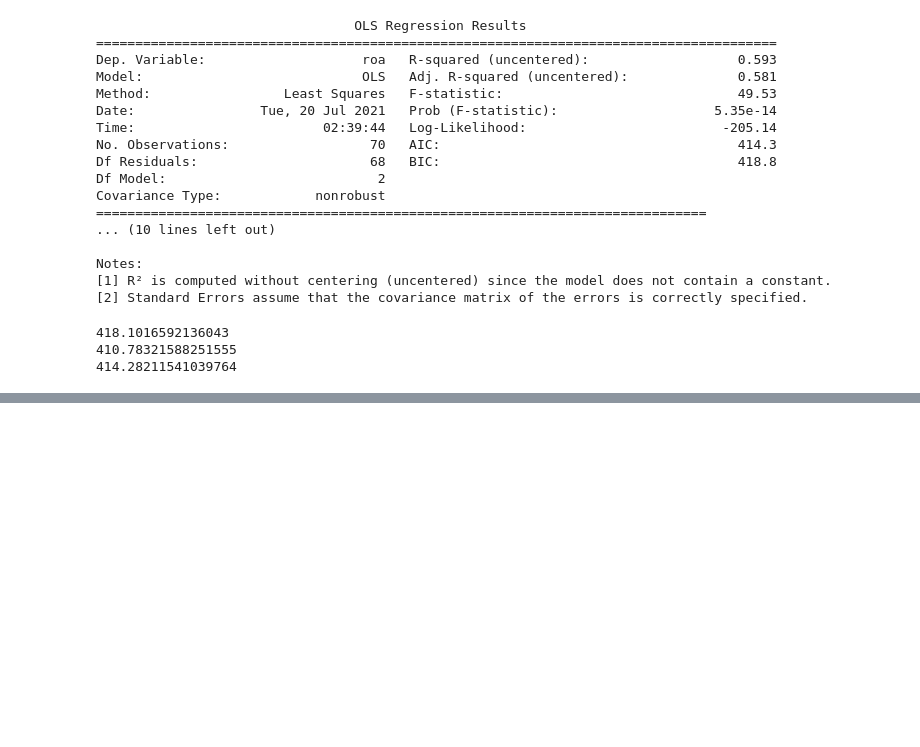
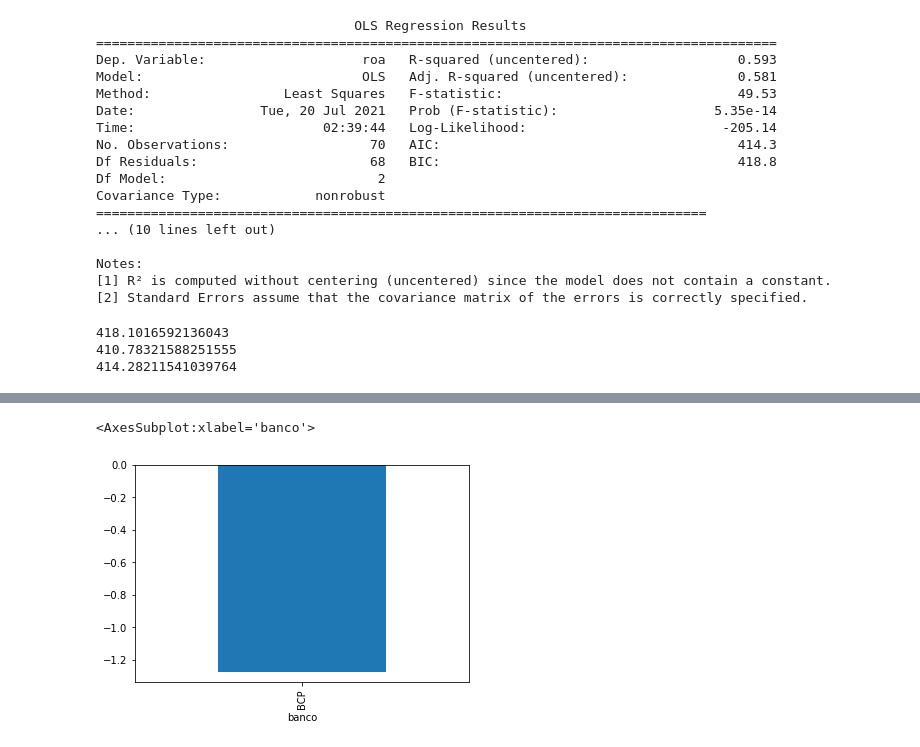
Before and after one commit to JeancarloGeldres/Analysis-Factors-Interns-, a Jupyter notebook: data/BCP_ANALYSIS.ipynb, the cells around one changed output, grey strips where cells are left out. Saved outputs shown, nothing was run; the diff lists cells and outputs as text; code cells hidden in the pictures; blank space fills up the shorter version.

```diff
--- a/data/BCP_ANALYSIS.ipynb
+++ b/data/BCP_ANALYSIS.ipynb
@@ -278,0 +289,5 @@ print(results3.aic)
+# %%
+modelo_bcp.groupby(['banco']).mean()['roa'].plot.bar()
+# %% [output]
+<AxesSubplot:xlabel='banco'>
+[figure, added]
```
Also changed, not shown: parts of 5 cells of this notebook, 4 other files.
